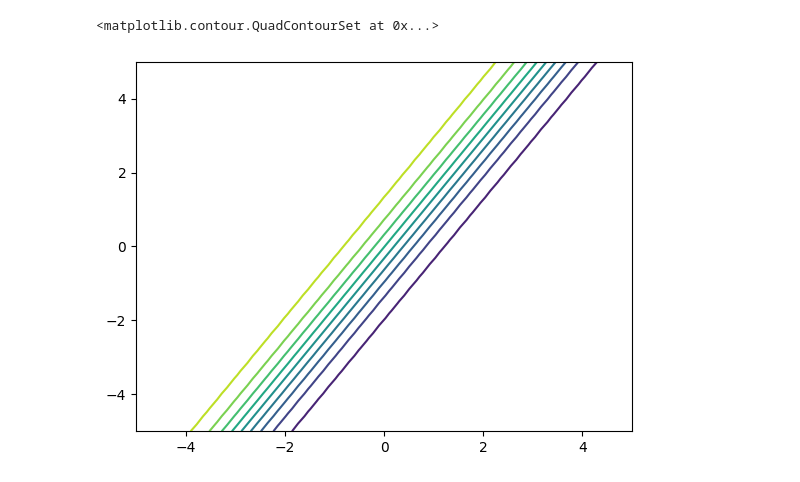
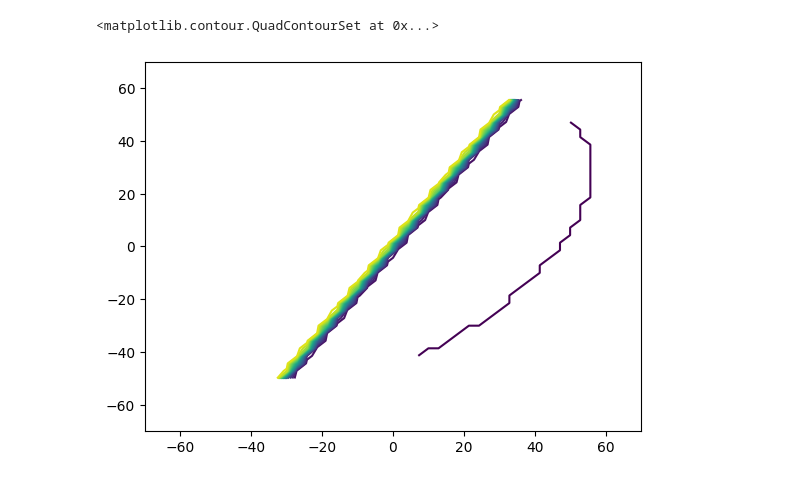
Before and after one commit to EshanJayasundara/Machine_Learning_Lab, a Jupyter notebook: Lab03/ML_LAB_03.ipynb, the cells around one changed output. Saved outputs shown, nothing was run; the diff lists cells and outputs as text; code cells hidden in the pictures.

```diff
--- a/Lab03/ML_LAB_03.ipynb
+++ b/Lab03/ML_LAB_03.ipynb
@@ -0,0 +13,7 @@
+# %%
+def gauss2D(x, m, C):
+    C1 = np.linalg.inv(C)
+    dC = np.linalg.det(C1)
+    num = np.exp(-0.5 * np.dot((x-m).T, np.dot(C1, (x-m))))
+    den = 2 * np.pi * dC
+    return num/den
@@ -56,7 +122,7 @@ plt.contour(Xp2, Yp2, Zp2, 3)
 # %%
 def posteriorPlot(nx, ny, m1, C1, m2, C2, P1, P2):
-    x = np.linspace(-5, 5, nx)
-    y = np.linspace(-5, 5, ny)
+    x = np.linspace(-70, 70, nx)
+    y = np.linspace(-70, 70, ny)
     X, Y = np.meshgrid(x, y, indexing='ij')
     Z = np.zeros([nx, ny])
     for i in range(nx):
@@ -66,13 +132,3 @@ def posteriorPlot(nx, ny, m1, C1, m2, C2, P1, P2):
             den = P1*gauss2D(xvec, m1, C1) + P2*gauss2D(xvec, m2, C2)
             Z[i,j] = num / den
     return X, Y, Z
-
-nx, ny = 50, 50
-
-C = np.array(C, np.float32)
-
-P1 = 0.5
-P2 = 0.5
-
-Xp, Yp, Zp = posteriorPlot(nx, ny, m1, C, m2, C, P1, P2)
-plt.contour(Xp, Yp, Zp, 10)
@@ -82,9 +171,9 @@ plt.contour(Xp, Yp, Zp, 10)
 # %%
 P1 = 0.7
 P2 = 0.3
 
 Xp, Yp, Zp = posteriorPlot(nx, ny, m1, C, m2, C, P1, P2)
-plt.contour(Xp, Yp, Zp, 10)
+plt.contour(Xp, Yp, Zp, 20)
 # %% [output]
 <matplotlib.contour.QuadContourSet at 0x...>
-[figure, old version]
+[figure, new version]
```
Also changed, not shown: parts of 51 cells of this notebook, 14 other files.
